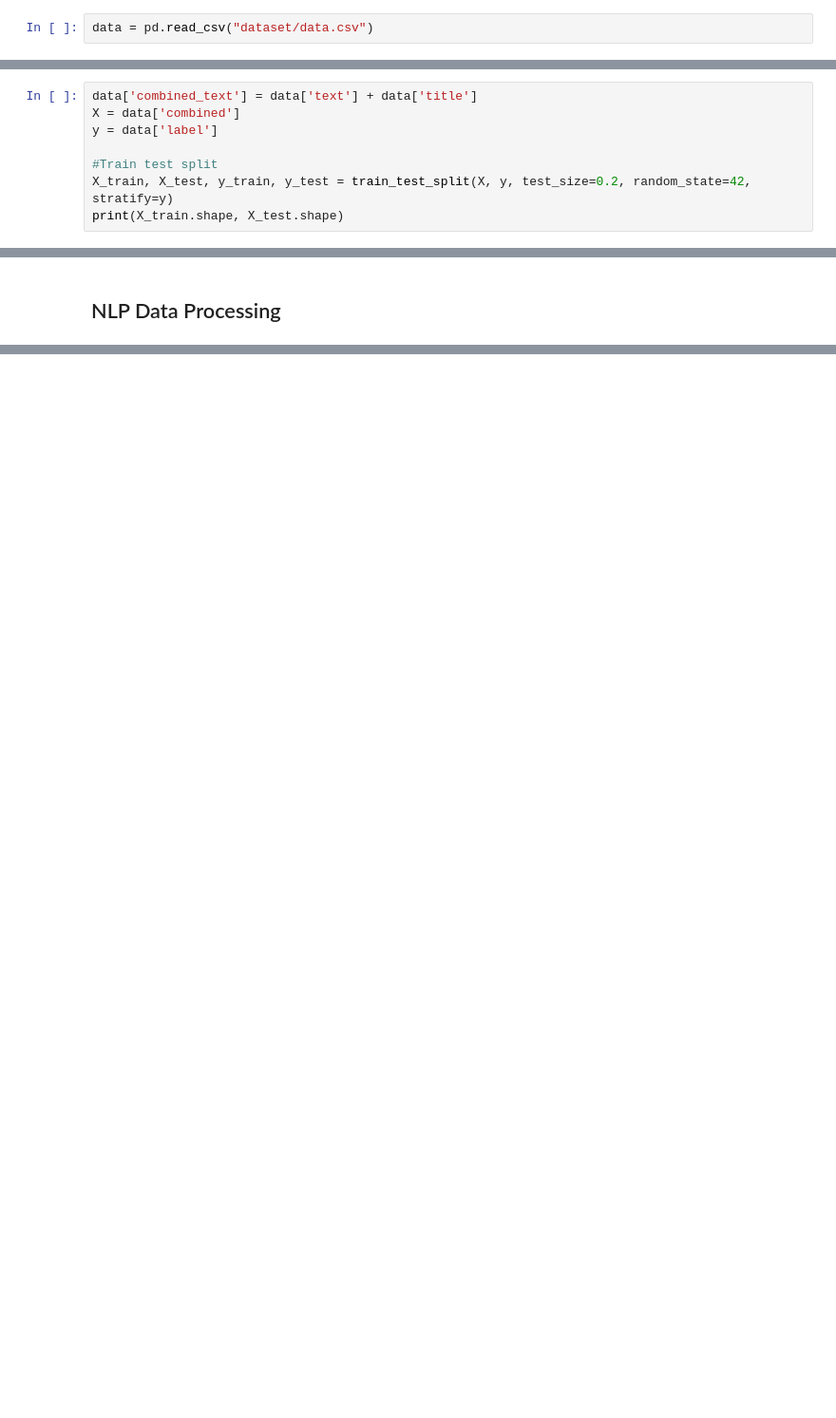
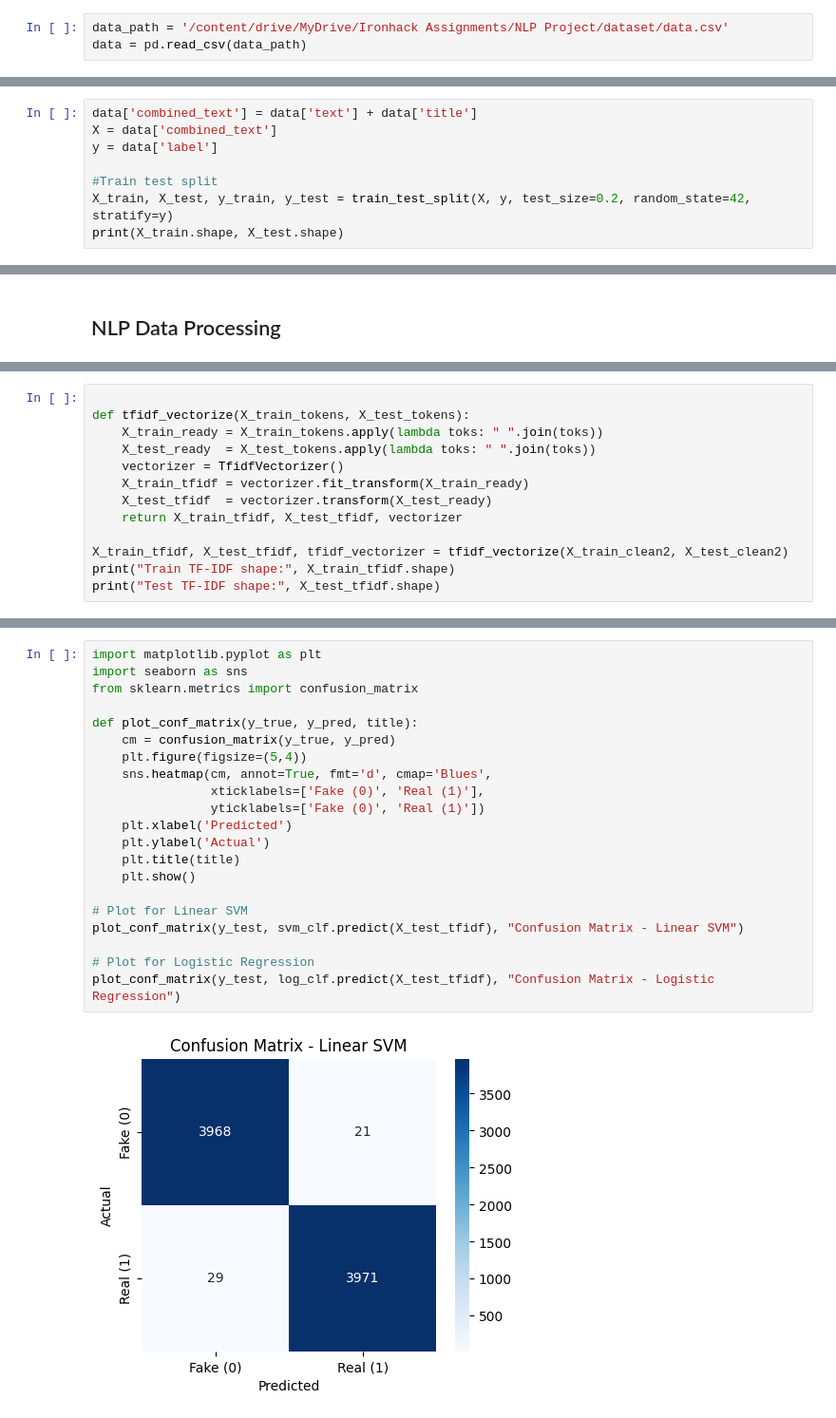
Before and after one commit to AyushGarla/AI-Powered-Fake-News-Detection-using-NLP-Machine-Learning, a Jupyter notebook: NLP_Project.ipynb, the cells around one changed output, grey strips where cells are left out. Shown at 95% size. Drawn from its saved outputs; the diff is of its cells as text; blank space fills up the shorter version.

```diff
--- a/NLP_Project.ipynb
+++ b/NLP_Project.ipynb
@@ -8,7 +51,8 @@ from nltk.corpus import stopwords
 # %% [markdown]
 ## Loading the data
 # %%
-data = pd.read_csv("dataset/data.csv")
+data_path = '/content/drive/MyDrive/Ironhack Assignments/NLP Project/dataset/data.csv'
+data = pd.read_csv(data_path)
 # %%
 data
 # %% [output]
@@ -50,7 +94,7 @@ data
 Data splitting into test and train: If you preprocess before splitting, your preprocessing steps (like fitting a vectorizer, TF-IDF, etc.) will “see” the test data, causing data leakage and giving you unrealistically high performance.
 # %%
 data['combined_text'] = data['text'] + data['title']
-X = data['combined']
+X = data['combined_text']
 y = data['label']
 
 #Train test split
@@ -82,0 +220,13 @@ X_test_clean = X_test_clean.apply(remove_stopwords)
+# %%
+
+def tfidf_vectorize(X_train_tokens, X_test_tokens):
+    X_train_ready = X_train_tokens.apply(lambda toks: " ".join(toks))
+    X_test_ready  = X_test_tokens.apply(lambda toks: " ".join(toks))
+    vectorizer = TfidfVectorizer()
+    X_train_tfidf = vectorizer.fit_transform(X_train_ready)
+    X_test_tfidf  = vectorizer.transform(X_test_ready)
+    return X_train_tfidf, X_test_tfidf, vectorizer
+
+X_train_tfidf, X_test_tfidf, tfidf_vectorizer = tfidf_vectorize(X_train_clean2, X_test_clean2)
+print("Train TF-IDF shape:", X_train_tfidf.shape)
+print("Test TF-IDF shape:", X_test_tfidf.shape)
@@ -82,0 +356,23 @@ X_test_clean = X_test_clean.apply(remove_stopwords)
+# %%
+import matplotlib.pyplot as plt
+import seaborn as sns
+from sklearn.metrics import confusion_matrix
+
+def plot_conf_matrix(y_true, y_pred, title):
+    cm = confusion_matrix(y_true, y_pred)
+    plt.figure(figsize=(5,4))
+    sns.heatmap(cm, annot=True, fmt='d', cmap='Blues',
+                xticklabels=['Fake (0)', 'Real (1)'],
+                yticklabels=['Fake (0)', 'Real (1)'])
+    plt.xlabel('Predicted')
+    plt.ylabel('Actual')
+    plt.title(title)
+    plt.show()
+
+# Plot for Linear SVM
+plot_conf_matrix(y_test, svm_clf.predict(X_test_tfidf), "Confusion Matrix - Linear SVM")
+
+# Plot for Logistic Regression
+plot_conf_matrix(y_test, log_clf.predict(X_test_tfidf), "Confusion Matrix - Logistic Regression")
+# %% [output]
+[figure, added]
```
Also changed, not shown: parts of 47 cells of this notebook.
